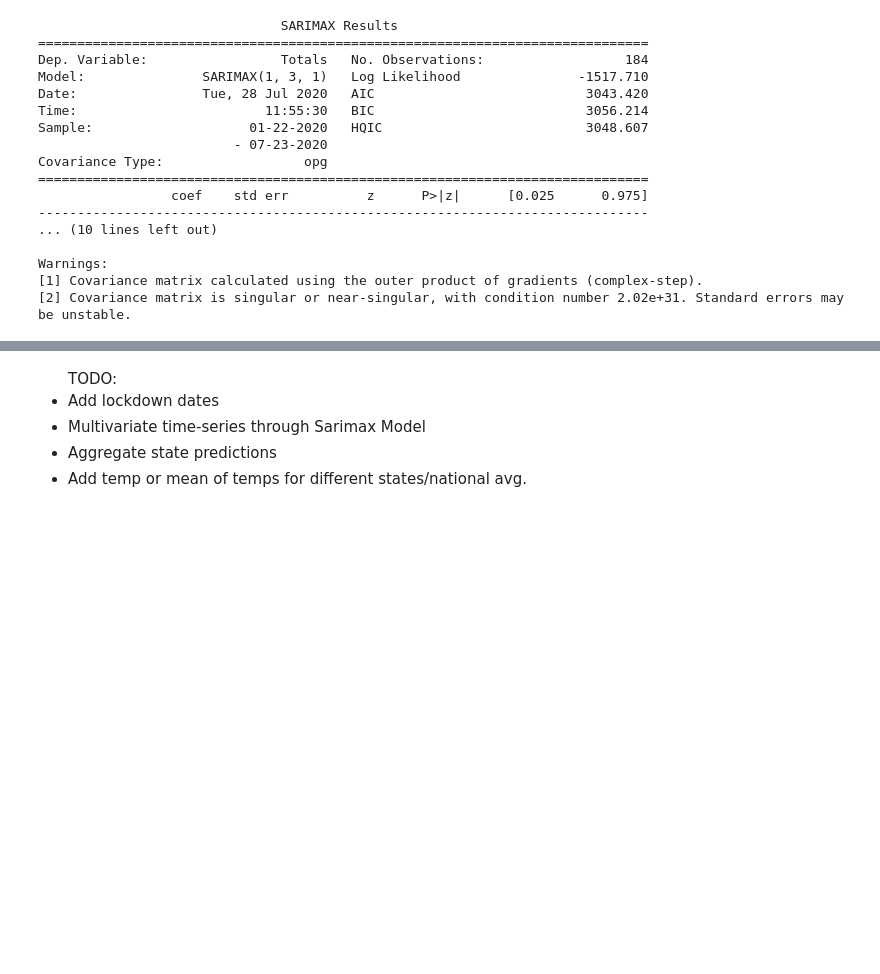
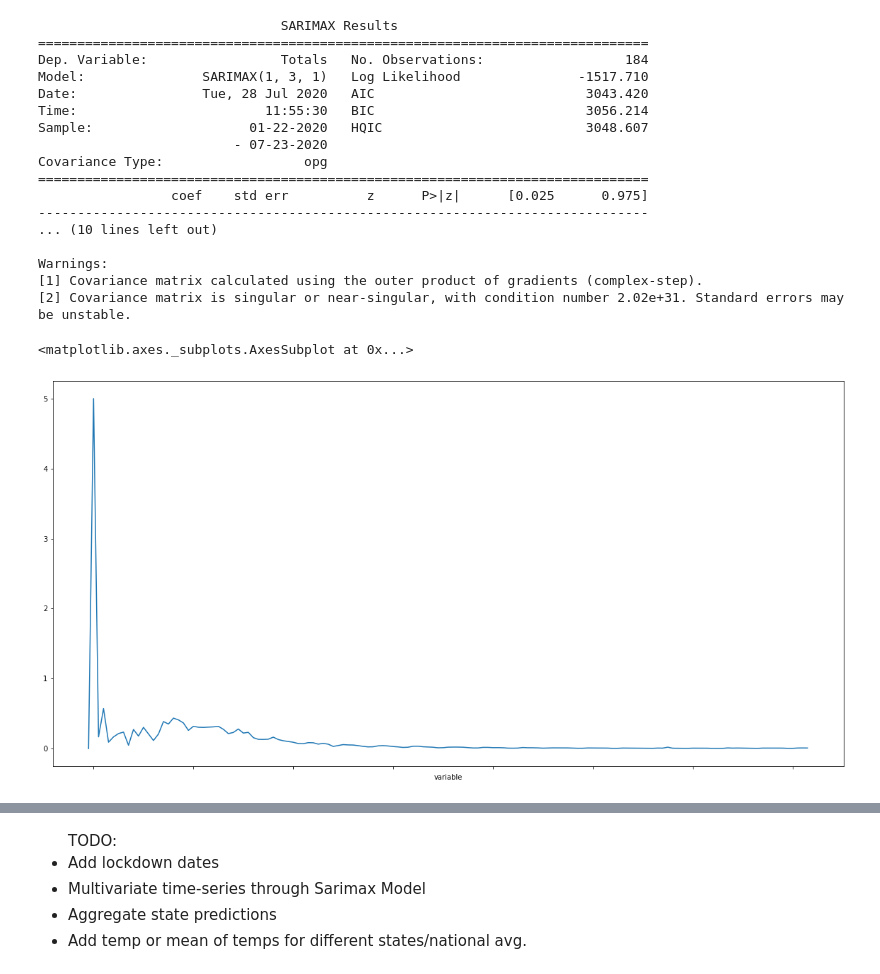
Before and after one commit to GabeSArn/time_series, a Jupyter notebook: index_ga.ipynb, the cells around one changed output, grey strips where cells are left out. Cells and saved outputs as stored; diff of their text form; code cells hidden in the pictures; blank space fills up the shorter version.

```diff
--- a/index_ga.ipynb
+++ b/index_ga.ipynb
@@ -289,0 +357,9 @@ np.sqrt(metrics.mean_squared_error(training_set, pred_deaths))
+# %%
+death_data.drop('Test_col', axis=1, inplace=True)
+# %%
+death_data['pct_change'] = death_data['Totals'].pct_change()
+# %%
+death_data['pct_change'].plot(figsize=(20,10))
+# %% [output]
+<matplotlib.axes._subplots.AxesSubplot at 0x...>
+[figure, added]
```
Also changed, not shown: parts of 19 cells of this notebook, 1 other file.
